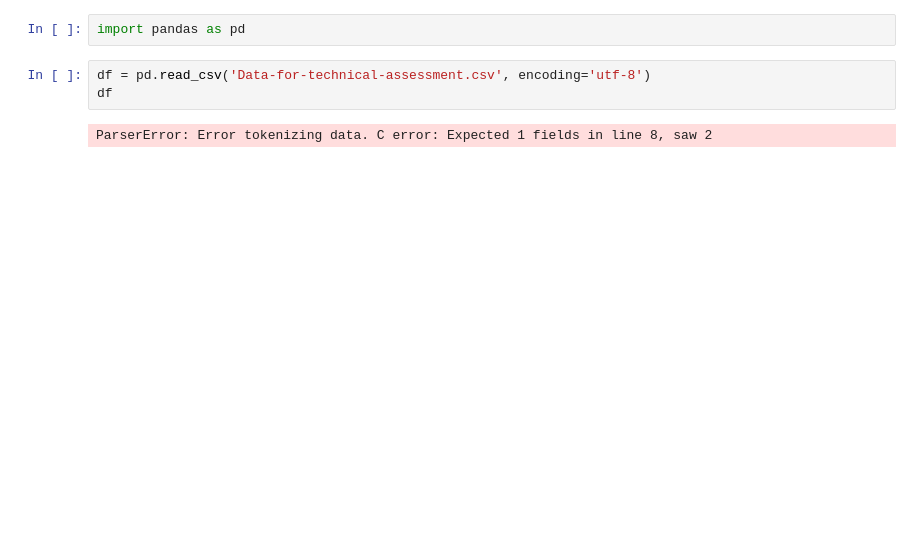
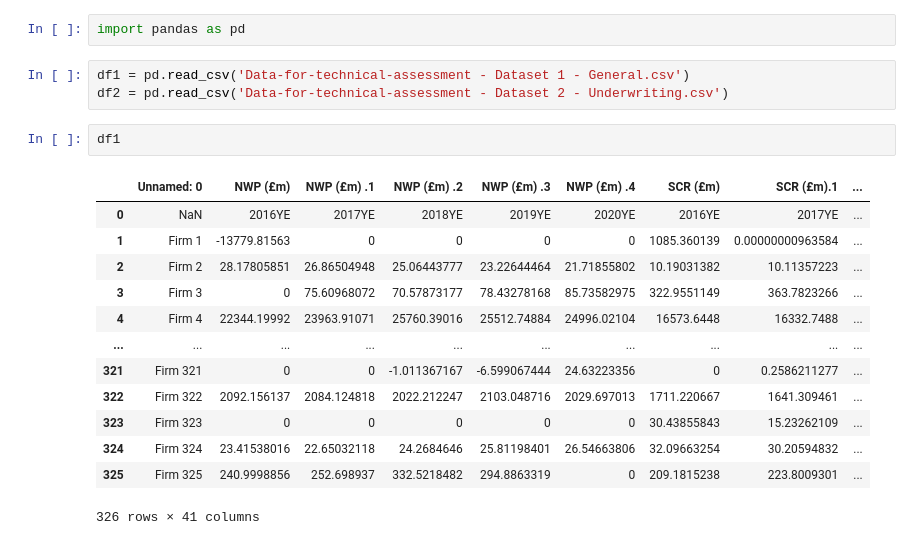
Before and after one commit to JackCT1/insurance-firm-analysis-report, a Jupyter notebook: report.ipynb, the cells around one changed output. Drawn from its saved outputs; the diff is of its cells as text; blank space fills up the shorter version.

```diff
--- a/report.ipynb
+++ b/report.ipynb
@@ -1,7 +15,21 @@
 # %%
 import pandas as pd
-# %%
-df = pd.read_csv('Data-for-technical-assessment.csv', encoding='utf-8')
-df
-# %% [output]
-ParserError: Error tokenizing data. C error: Expected 1 fields in line 8, saw 2
+# %%
+df1 = pd.read_csv('Data-for-technical-assessment - Dataset 1 - General.csv')
+df2 = pd.read_csv('Data-for-technical-assessment - Dataset 2 - Underwriting.csv')
+# %%
+df1
+# %% [output]
+|  | Unnamed: 0 | NWP (£m) | NWP (£m) .1 | NWP (£m) .2 | NWP (£m) .3 | NWP (£m) .4 | SCR (£m) | SCR (£m).1 | ... |
+| 0 | NaN | 2016YE | 2017YE | 2018YE | 2019YE | 2020YE | 2016YE | 2017YE | ... |
+| 1 | Firm 1 | -13779.81563 | 0 | 0 | 0 | 0 | 1085.360139 | 0.00000000963584 | ... |
+| 2 | Firm 2 | 28.17805851 | 26.86504948 | 25.06443777 | 23.22644464 | 21.71855802 | 10.19031382 | 10.11357223 | ... |
+| 3 | Firm 3 | 0 | 75.60968072 | 70.57873177 | 78.43278168 | 85.73582975 | 322.9551149 | 363.7823266 | ... |
+| 4 | Firm 4 | 22344.19992 | 23963.91071 | 25760.39016 | 25512.74884 | 24996.02104 | 16573.6448 | 16332.7488 | ... |
+| ... | ... | ... | ... | ... | ... | ... | ... | ... | ... |
+| 321 | Firm 321 | 0 | 0 | -1.011367167 | -6.599067444 | 24.63223356 | 0 | 0.2586211277 | ... |
+| 322 | Firm 322 | 2092.156137 | 2084.124818 | 2022.212247 | 2103.048716 | 2029.697013 | 1711.220667 | 1641.309461 | ... |
+| 323 | Firm 323 | 0 | 0 | 0 | 0 | 0 | 30.43855843 | 15.23262109 | ... |
+| 324 | Firm 324 | 23.41538016 | 22.65032118 | 24.2684646 | 25.81198401 | 26.54663806 | 32.09663254 | 30.20594832 | ... |
+| 325 | Firm 325 | 240.9998856 | 252.698937 | 332.5218482 | 294.8863319 | 0 | 209.1815238 | 223.8009301 | ... |
+326 rows × 41 columns
```
Also changed, not shown: parts of 4 cells of this notebook, 3 other files.
